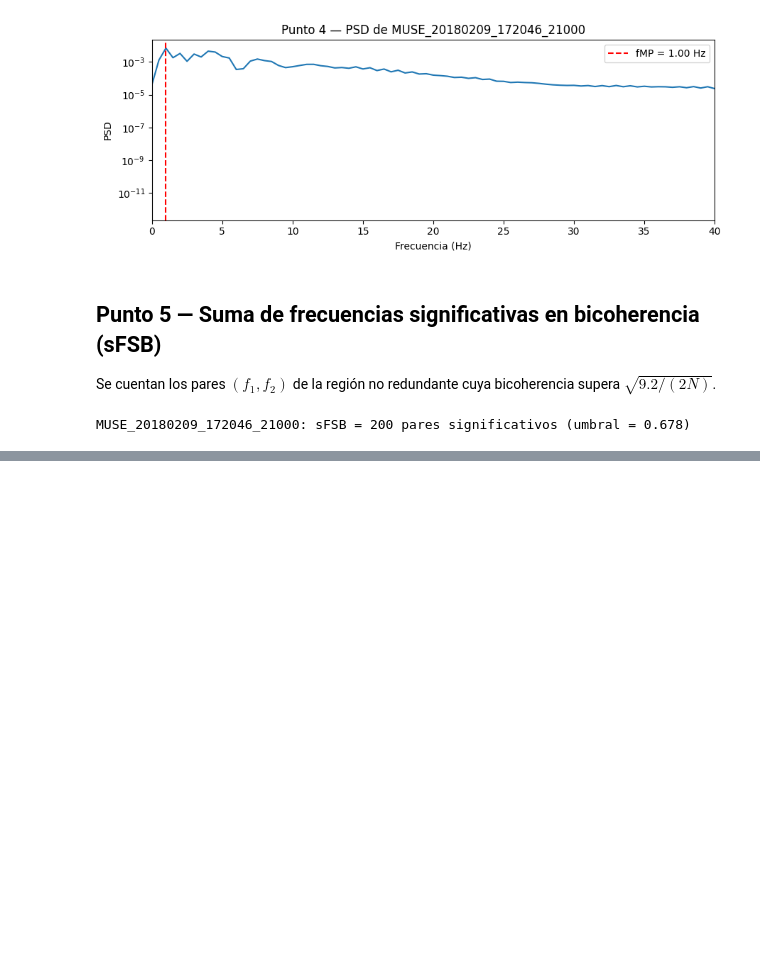
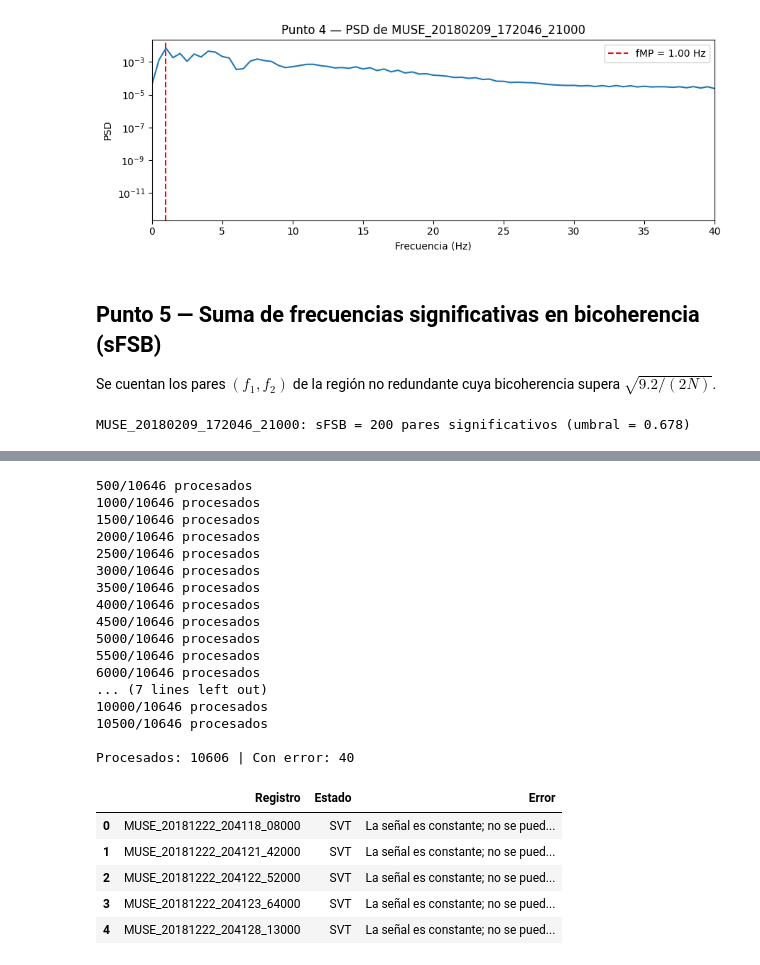
Before and after one commit to JeroXx11/Lab_Biosenales, a Jupyter notebook: Proyecto/Proyecto.ipynb, the cells around one changed output, grey strips where cells are left out. Drawn from its saved outputs; the diff is of its cells as text; code cells hidden in the pictures; blank space fills up the shorter version.

```diff
--- a/Proyecto/Proyecto.ipynb
+++ b/Proyecto/Proyecto.ipynb
@@ -672,0 +669,59 @@ MUSE_20180209_172046_21000: sFSB = 200 pares significativos (umbral = 0.678)
+# %%
+def procesar_registro(nombre, n_poly=20):
+    """Aplica los puntos 3 a 5 a un registro y devuelve (fMP, sFSB)."""
+    x0 = cargar_ecg(nombre)                            # derivación II
+    _, x_det = desviacion_detrending(x0, n_poly)       # Ec. (1)
+    s = compresion(x_det)                              # Ec. (2)
+    fMP, _, _ = frecuencia_max_potencia(s)             # Punto 4
+    sFSB, _ = suma_frec_significativas(s)              # Ec. (3)-(4) + Punto 5
+    return fMP, sFSB
+
+
+RECALCULAR = False
+RESULTADOS_PATH = ROOT / "Proyecto" / "resultados_todos.csv"
+
+if RESULTADOS_PATH.exists() and not RECALCULAR:
+    df_resultados = pd.read_csv(RESULTADOS_PATH)
+    print(f"Resultados cargados de {RESULTADOS_PATH.name}: {len(df_resultados)} registros")
+else:
+    filas, errores = [], []
+    total = len(diagnostics)
+    for i, (nombre, estado) in enumerate(zip(diagnostics["FileName"].astype(str),
+                                             diagnostics[diagnosis_column])):
+        try:
+            fMP, sFSB = procesar_registro(nombre)
+            filas.append({"Registro": nombre, "Estado": estado, "fMP": fMP, "sFSB": sFSB})
+        except Exception as e:                         # archivo faltante, señal plana, etc.
+            errores.append({"Registro": nombre, "Estado": estado, "Error": str(e)})
+        if (i + 1) % 500 == 0:
+            print(f"{i + 1}/{total} procesados")
+
+    df_resultados = pd.DataFrame(filas)
+    df_resultados.to_csv(RESULTADOS_PATH, index=False)
+    print(f"\nProcesados: {len(df_resultados)} | Con error: {len(errores)}")
+    if errores:
+        display(pd.DataFrame(errores).head())
+# %% [output]
+500/10646 procesados
+1000/10646 procesados
+1500/10646 procesados
+2000/10646 procesados
+2500/10646 procesados
+3000/10646 procesados
+3500/10646 procesados
+4000/10646 procesados
+4500/10646 procesados
+5000/10646 procesados
+5500/10646 procesados
+6000/10646 procesados
+... (7 lines left out)
+10000/10646 procesados
+10500/10646 procesados
+
+Procesados: 10606 | Con error: 40
+|  | Registro | Estado | Error |
+| 0 | MUSE_20181222_204118_08000 | SVT | La señal es constante; no se pued... |
+| 1 | MUSE_20181222_204121_42000 | SVT | La señal es constante; no se pued... |
+| 2 | MUSE_20181222_204122_52000 | SVT | La señal es constante; no se pued... |
+| 3 | MUSE_20181222_204123_64000 | SVT | La señal es constante; no se pued... |
+| 4 | MUSE_20181222_204128_13000 | SVT | La señal es constante; no se pued... |
```
Also changed, not shown: parts of 12 cells of this notebook, 1 other file.
